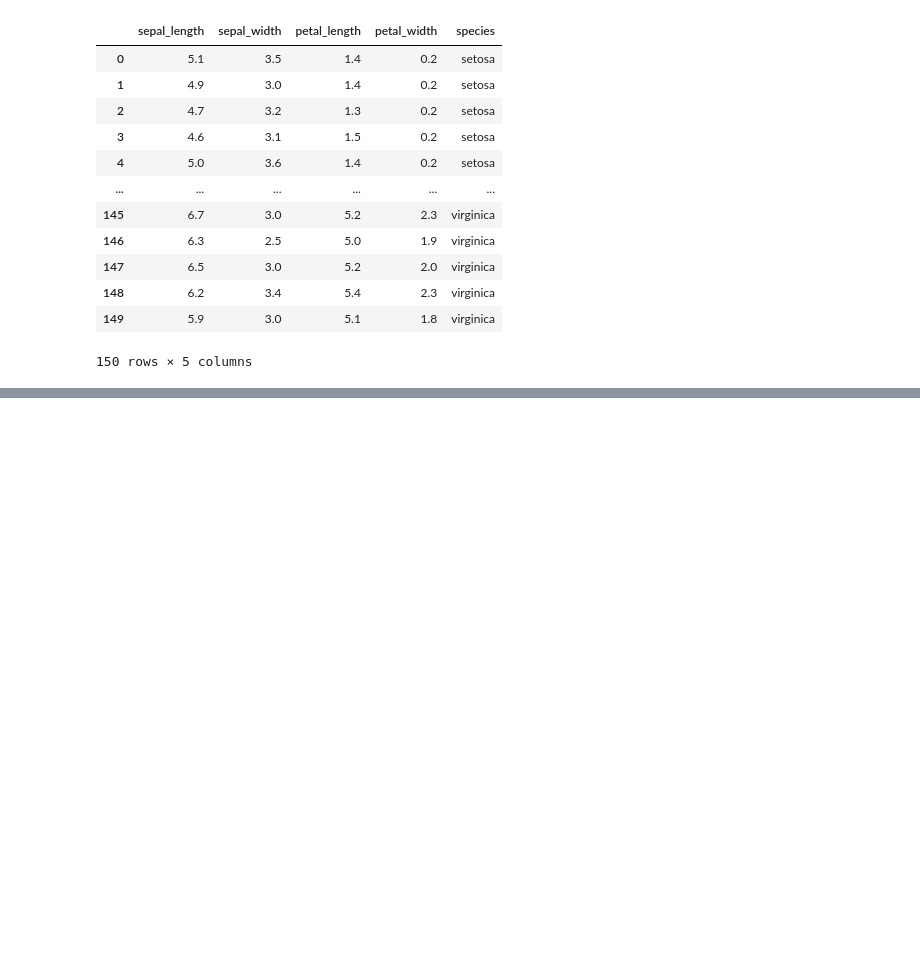
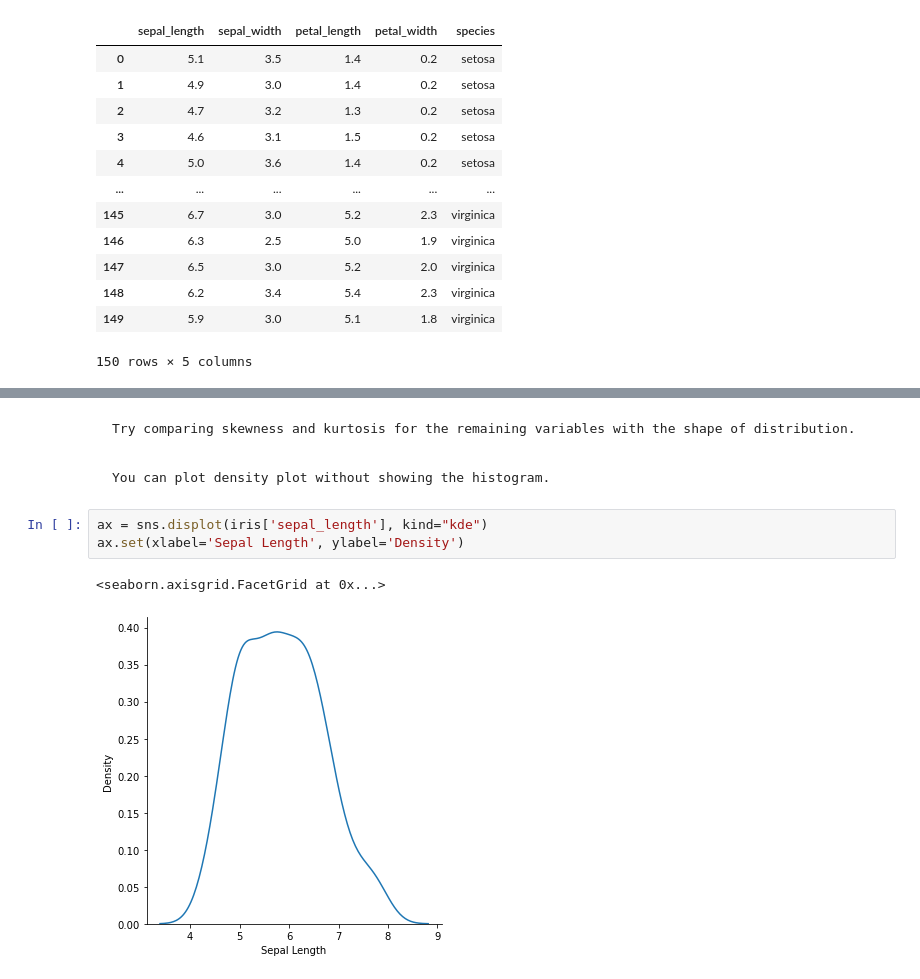
Before and after one commit to shaneahmed/StatswithPython, a Jupyter notebook: 03-DataVisualisation.ipynb, the cells around one changed output, grey strips where cells are left out. Cells and saved outputs as stored; diff of their text form; blank space fills up the shorter version.

```diff
--- a/03-DataVisualisation.ipynb
+++ b/03-DataVisualisation.ipynb
@@ -60,0 +90,10 @@ iris
+# %% [markdown]
+    Try comparing skewness and kurtosis for the remaining variables with the shape of distribution.
+# %% [markdown]
+    You can plot density plot without showing the histogram.
+# %%
+ax = sns.displot(iris['sepal_length'], kind="kde")
+ax.set(xlabel='Sepal Length', ylabel='Density')
+# %% [output]
+<seaborn.axisgrid.FacetGrid at 0x...>
+[figure, added]
```
Also changed, not shown: parts of 10 cells of this notebook.
